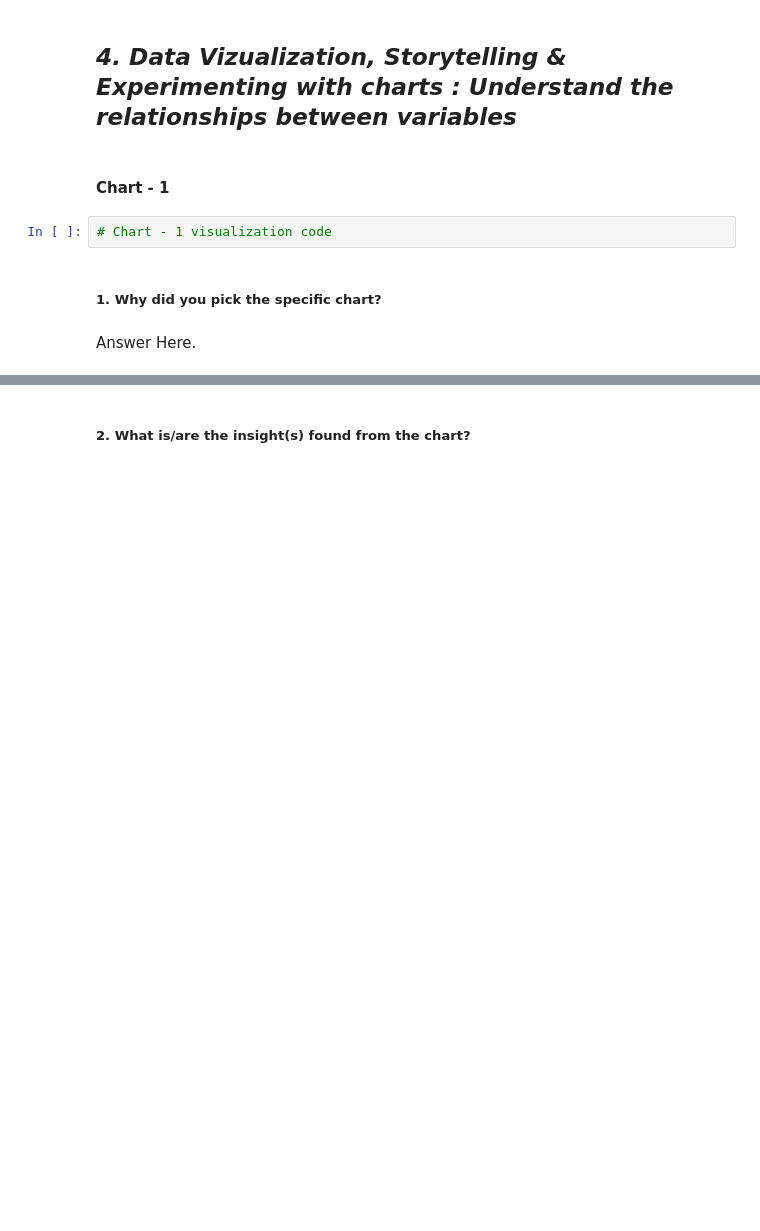
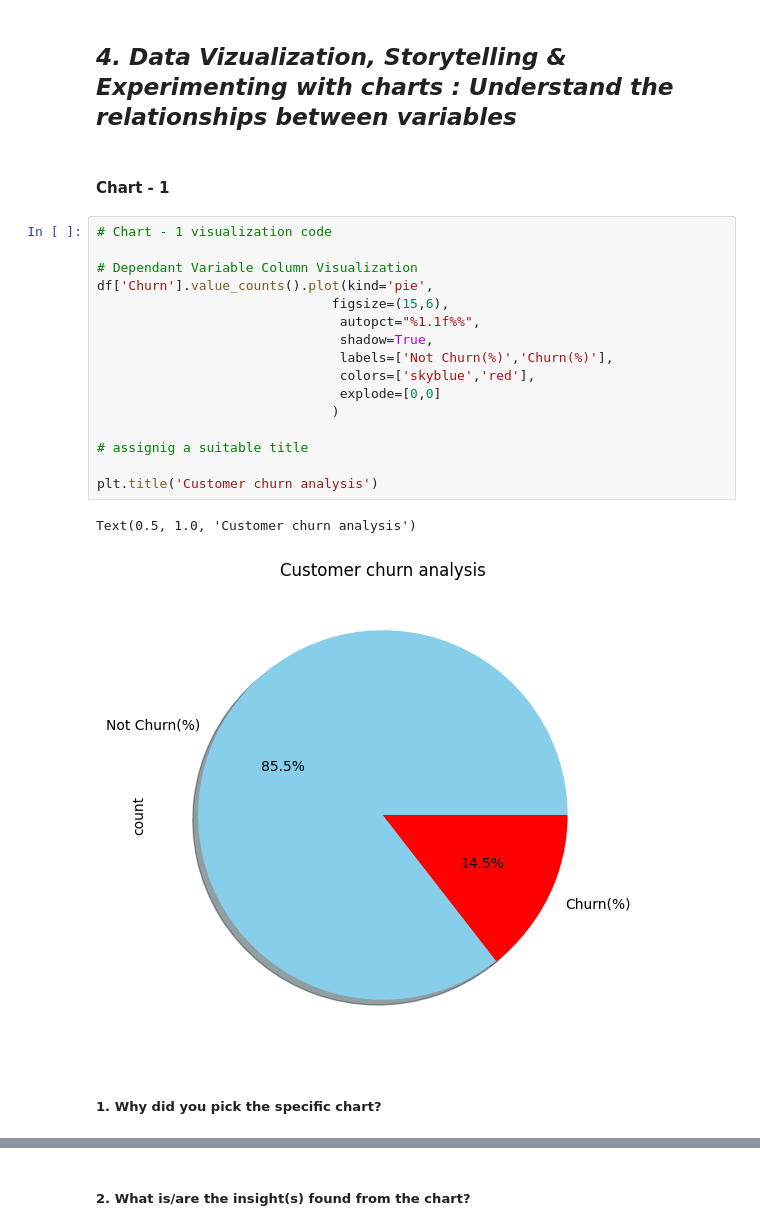
Before and after one commit to MayurMSD/telecom-churn-analysis, a Jupyter notebook: Customer_churn_Analysis_EDA_project.ipynb, the cells around one changed output, grey strips where cells are left out. Drawn from its saved outputs; the diff is of its cells as text; blank space fills up the shorter version.

Commit message:
creating visualisations on univariate and bivariate data using matplotlib on account length  , using box plot  and pie charts  to show proportion and distribution .

```diff
--- a/Customer_churn_Analysis_EDA_project.ipynb
+++ b/Customer_churn_Analysis_EDA_project.ipynb
@@ -569,9 +622,24 @@ Answer Here.
 ## ***4. Data Vizualization, Storytelling & Experimenting with charts : Understand the relationships between variables***
 # %% [markdown]
 #### Chart - 1
-# %%
-# Chart - 1 visualization code
+# %%
+# Chart - 1 visualization code
+
+# Dependant Variable Column Visualization
+df['Churn'].value_counts().plot(kind='pie',
+                              figsize=(15,6),
+                               autopct="%1.1f%%",
+                               shadow=True,
+                               labels=['Not Churn(%)','Churn(%)'],
+                               colors=['skyblue','red'],
+                               explode=[0,0]
+                              )
+
+# assignig a suitable title
+
+plt.title('Customer churn analysis')
+# %% [output]
+Text(0.5, 1.0, 'Customer churn analysis')
+[figure, added]
 # %% [markdown]
 ##### 1. Why did you pick the specific chart?
-# %% [markdown]
-Answer Here.
```
Also changed, not shown: parts of 31 cells of this notebook.
